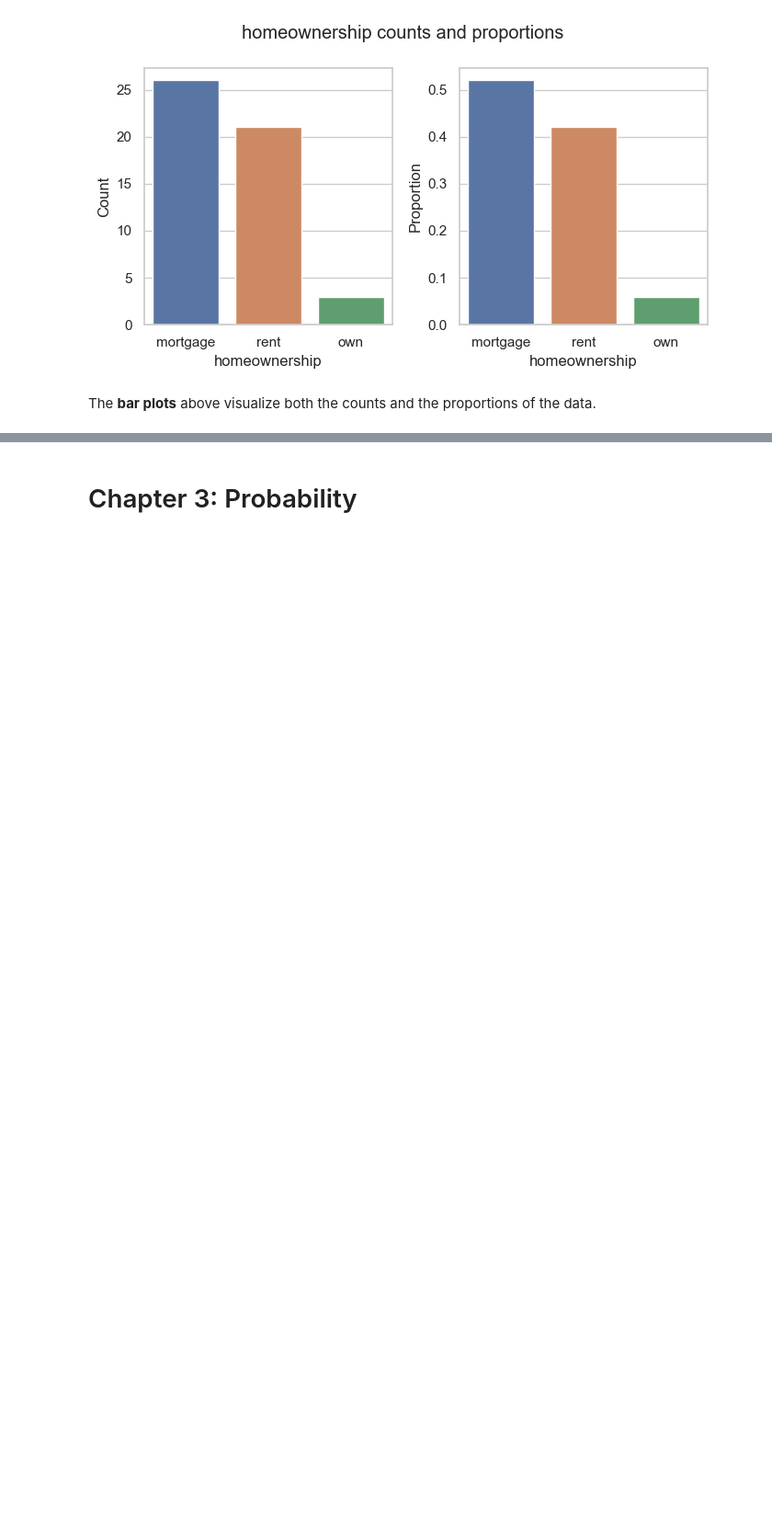
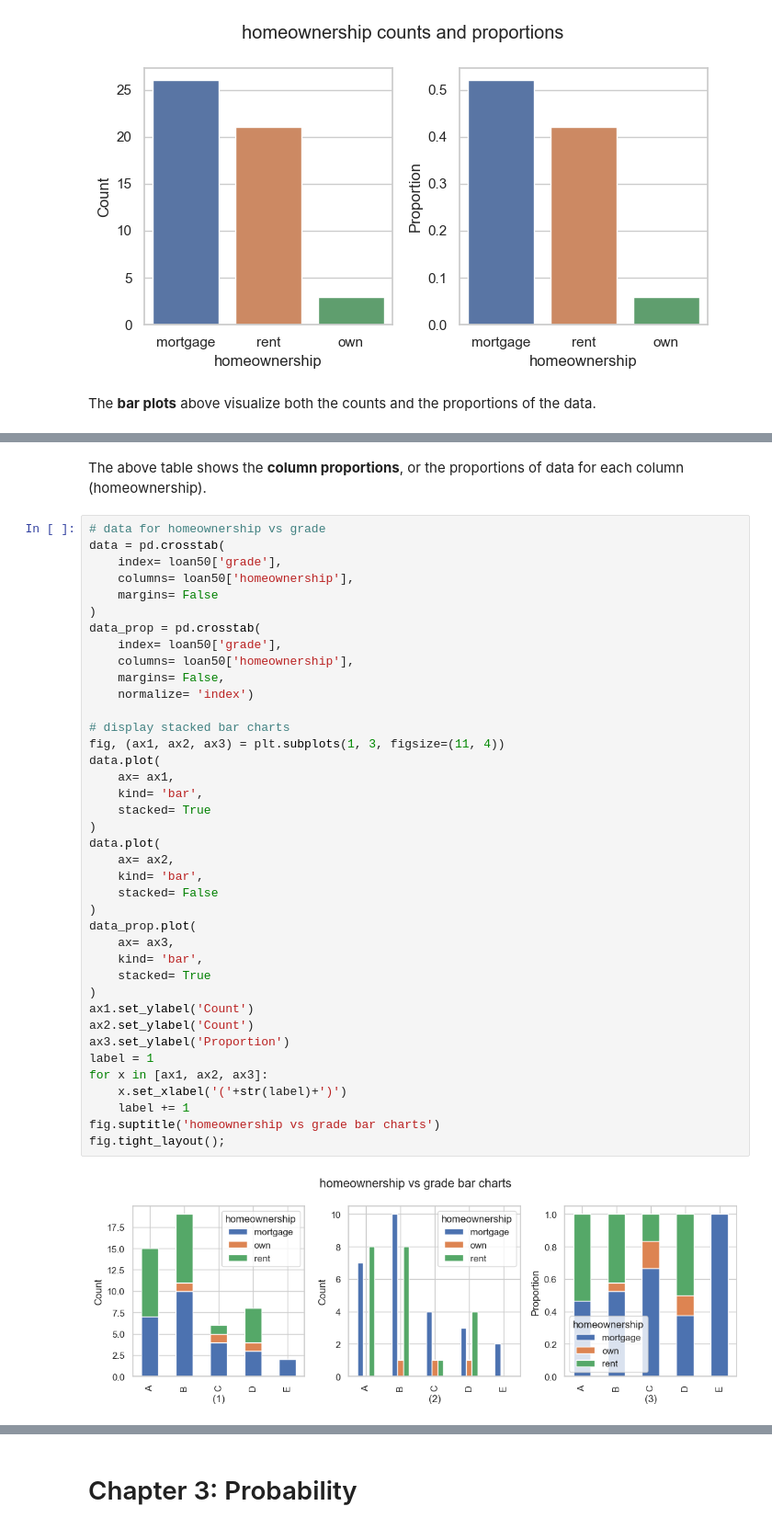
Before and after one commit to zdravoj/data-science-foundations, a Jupyter notebook: OpenIntro_Statistics/chs_1to4.ipynb, the cells around one changed output, grey strips where cells are left out. Shown at 92% size. Saved outputs shown, nothing was run; the diff lists cells and outputs as text; blank space fills up the shorter version.

```diff
--- a/OpenIntro_Statistics/chs_1to4.ipynb
+++ b/OpenIntro_Statistics/chs_1to4.ipynb
@@ -898,0 +937,43 @@ The **bar plots** above visualize both the counts and the proportions of the dat
+# %% [markdown]
+The above table shows the **column proportions**, or the proportions of data for each column (homeownership).
+# %%
+# data for homeownership vs grade
+data = pd.crosstab(
+    index= loan50['grade'],
+    columns= loan50['homeownership'],
+    margins= False
+)
+data_prop = pd.crosstab(
+    index= loan50['grade'],
+    columns= loan50['homeownership'],
+    margins= False,
+    normalize= 'index')
+
+# display stacked bar charts
+fig, (ax1, ax2, ax3) = plt.subplots(1, 3, figsize=(11, 4))
+data.plot(
+    ax= ax1,
+    kind= 'bar',
+    stacked= True
+)
+data.plot(
+    ax= ax2,
+    kind= 'bar',
+    stacked= False
+)
+data_prop.plot(
+    ax= ax3,
+    kind= 'bar',
+    stacked= True
+)
+ax1.set_ylabel('Count')
+ax2.set_ylabel('Count')
+ax3.set_ylabel('Proportion')
+label = 1
+for x in [ax1, ax2, ax3]:
+    x.set_xlabel('('+str(label)+')')
+    label += 1
+fig.suptitle('homeownership vs grade bar charts')
+fig.tight_layout();
+# %% [output]
+[figure, added]
```
Also changed, not shown: parts of 11 cells of this notebook.
